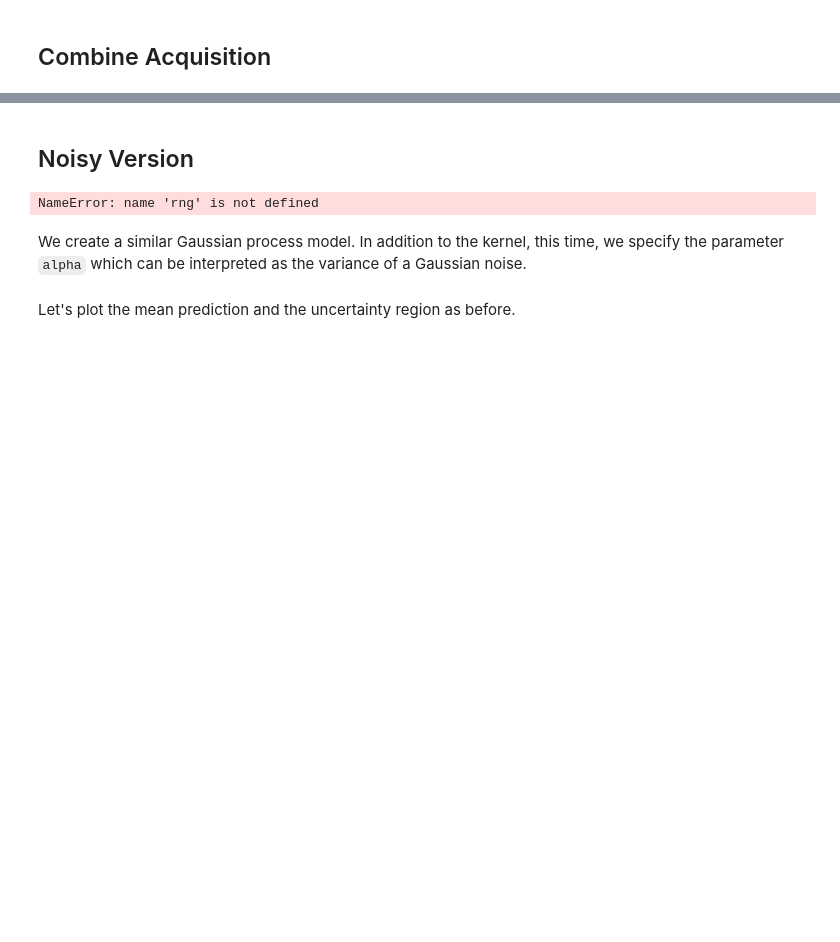
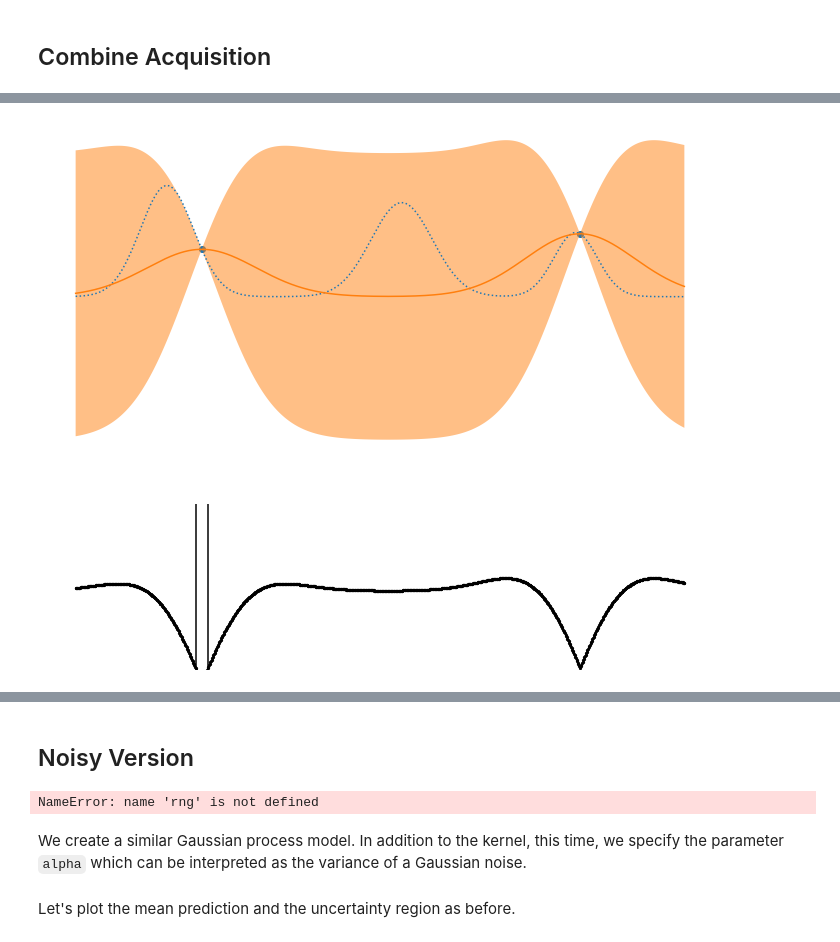
Before and after one commit to SchroDeCat/ConstrainedBO, a Jupyter notebook: visualize_cbo_noisy_targets.ipynb, the cells around one changed output, grey strips where cells are left out. Saved outputs shown, nothing was run; the diff lists cells and outputs as text; code cells hidden in the pictures; blank space fills up the shorter version.

```diff
--- a/visualize_cbo_noisy_targets.ipynb
+++ b/visualize_cbo_noisy_targets.ipynb
@@ -375,0 +453,43 @@ ucb[ucb_idx], lcb[lcb_idx]
+# %%
+fig, axes = plt.subplots(2, 1, figsize=[12, 10], gridspec_kw={'height_ratios': [2, 1]})
+plt.subplot(2,1,1)
+plt.plot(X, y, label=r"$f(x)$", linestyle="dotted")
+plt.scatter(X_train, y_train.squeeze(), label="Observations")
+plt.plot(X, mean_prediction, label="Mean prediction")
+plt.fill_between(
+    X.ravel(),
+    lcb,
+    ucb,
+    alpha=0.5,
+    label=r"99% confidence interval",
+)
+# label = r'$S_c$ Boundary'
+# plt.axvline(x = sci_lb, color = 'green', label=r'$S_c$ Boundary (Left)')
+# plt.axvline(x = sci_rb, color = 'green',  label=r'$S_c$ Boundary (Right)')
+# plt.axhline(y = lcb_max, color = 'blue', linestyle = '-', label=r'$\max_{S_c}{LCB}$ as threshold')
+
+# #label = r'ROI_F Boundary"
+# plt.axvline(x = X[ucb_f_idx[0]], color = 'purple')
+# plt.axvline(x = X[ucb_f_idx[1]], color = 'purple', label=r"$ROI_f$ Boundary")
+
+# plt.legend()
+plt.xlabel("$x$")
+plt.ylabel("$f(x)$")
+# _ = plt.title("Gaussian process regression on noise-free dataset")
+plt.axis('off')
+
+
+plt.subplot(2,1,2)
+plt.scatter(X, acq_f, label="Acquisition function", s=5, c='black')
+plt.axvline(x = X[ucb_f_idx[0]], color = 'black')
+plt.axvline(x = X[ucb_f_idx[1]], color = 'black', label=r"$ROI_f$ Boundary")
+# plt.axvline(x = sci_lb, color = 'black', label=r'$S_c$ Boundary (Left)')
+# plt.axvline(x = sci_rb, color = 'black',  label=r'$S_c$ Boundary (Right)')
+plt.ylim(0, 1)
+plt.xlabel("$x$")
+plt.ylabel("Acquisition")
+plt.axis('off')
+# plt.legend()
+plt.savefig('EG1D_F_simple.png')
+# %% [output]
+[figure, added]
```
Also changed, not shown: parts of 9 cells of this notebook.
